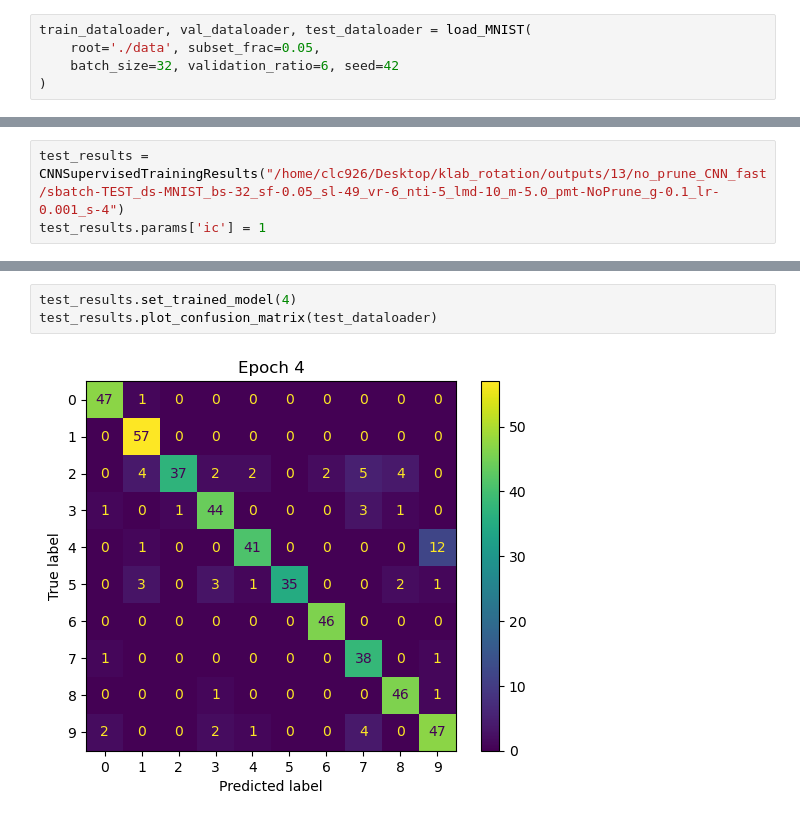
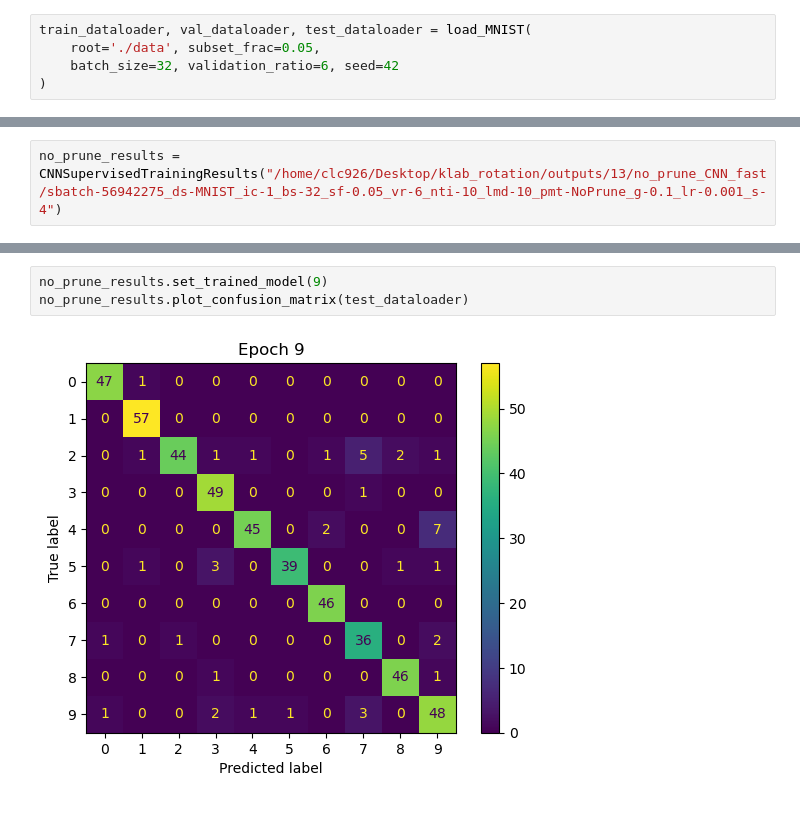
Before and after one commit to cchu70/klab_rotation, a Jupyter notebook: 13_MiniAlexNet-Supervised-SBATCH.ipynb, the cells around one changed output, grey strips where cells are left out. Drawn from its saved outputs; the diff is of its cells as text.

```diff
--- a/13_MiniAlexNet-Supervised-SBATCH.ipynb
+++ b/13_MiniAlexNet-Supervised-SBATCH.ipynb
@@ -20,3 +31,2 @@ train_dataloader, val_dataloader, test_dataloader = load_MNIST(
 # %%
-test_results = CNNSupervisedTrainingResults("/home/clc926/Desktop/klab_rotation/outputs/13/no_prune_CNN_fast/sbatch-TEST_ds-MNIST_bs-32_sf-0.05_sl-49_vr-6_nti-5_lmd-10_m-5.0_pmt-NoPrune_g-0.1_lr-0.001_s-4")
-test_results.params['ic'] = 1
+no_prune_results = CNNSupervisedTrainingResults("/home/clc926/Desktop/klab_rotation/outputs/13/no_prune_CNN_fast/sbatch-56942275_ds-MNIST_ic-1_bs-32_sf-0.05_vr-6_nti-10_lmd-10_pmt-NoPrune_g-0.1_lr-0.001_s-4")
@@ -31,5 +43,5 @@ test_results.plot_pruning()
 # %%
-test_results.set_trained_model(4)
-test_results.plot_confusion_matrix(test_dataloader)
+no_prune_results.set_trained_model(9)
+no_prune_results.plot_confusion_matrix(test_dataloader)
 # %% [output]
-[figure, old version]
+[figure, new version]
```
Also changed, not shown: parts of 10 cells of this notebook, 36 other files.
